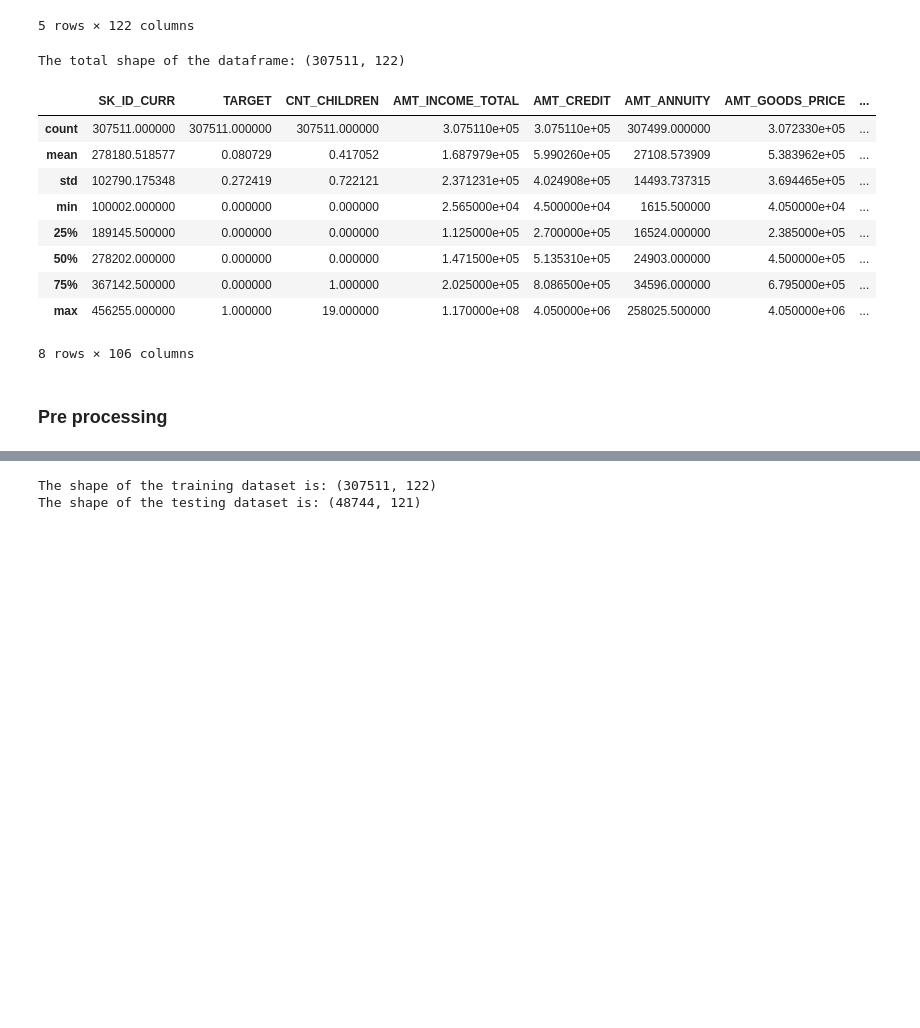
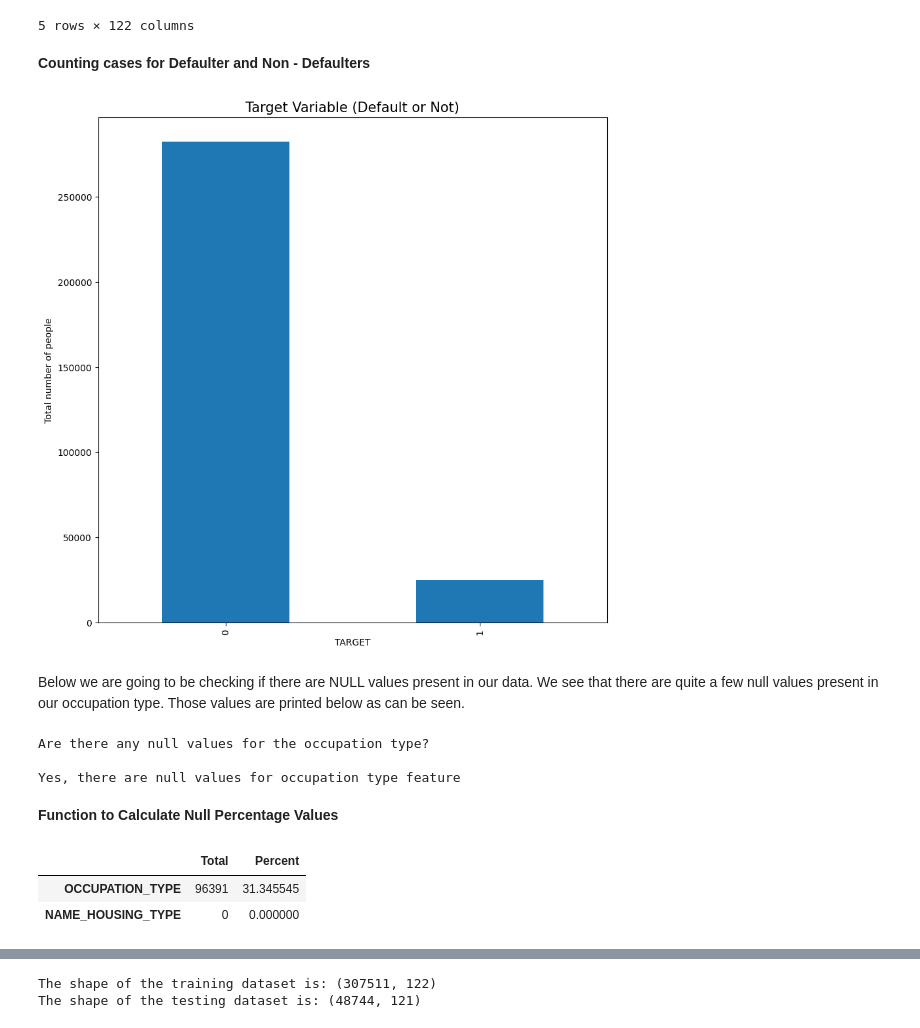
Before and after one commit to Decadent-tech/Home-Loan-Defaulters-, a Jupyter notebook: Hoam_Loan_default.ipynb, the cells around one changed output, grey strips where cells are left out. Drawn from its saved outputs; the diff is of its cells as text; code cells hidden in the pictures; blank space fills up the shorter version.

```diff
--- a/Hoam_Loan_default.ipynb
+++ b/Hoam_Loan_default.ipynb
@@ -20,22 +106,3 @@ df.head()
 | 3 | 100006 | 0 | Cash loans | F | N | Y | 0 | ... |
 | 4 | 100007 | 0 | Cash loans | M | N | Y | 0 | ... |
 5 rows × 122 columns
-# %%
-print("The total shape of the dataframe: {}".format(df.shape))
-# %% [output]
-The total shape of the dataframe: (307511, 122)
-# %%
-df.describe()
-# %% [output]
-|  | SK_ID_CURR | TARGET | CNT_CHILDREN | AMT_INCOME_TOTAL | AMT_CREDIT | AMT_ANNUITY | AMT_GOODS_PRICE | ... |
-| count | 307511.000000 | 307511.000000 | 307511.000000 | 3.075110e+05 | 3.075110e+05 | 307499.000000 | 3.072330e+05 | ... |
-| mean | 278180.518577 | 0.080729 | 0.417052 | 1.687979e+05 | 5.990260e+05 | 27108.573909 | 5.383962e+05 | ... |
-| std | 102790.175348 | 0.272419 | 0.722121 | 2.371231e+05 | 4.024908e+05 | 14493.737315 | 3.694465e+05 | ... |
-| min | 100002.000000 | 0.000000 | 0.000000 | 2.565000e+04 | 4.500000e+04 | 1615.500000 | 4.050000e+04 | ... |
-| 25% | 189145.500000 | 0.000000 | 0.000000 | 1.125000e+05 | 2.700000e+05 | 16524.000000 | 2.385000e+05 | ... |
-| 50% | 278202.000000 | 0.000000 | 0.000000 | 1.471500e+05 | 5.135310e+05 | 24903.000000 | 4.500000e+05 | ... |
-| 75% | 367142.500000 | 0.000000 | 1.000000 | 2.025000e+05 | 8.086500e+05 | 34596.000000 | 6.795000e+05 | ... |
-| max | 456255.000000 | 1.000000 | 19.000000 | 1.170000e+08 | 4.050000e+06 | 258025.500000 | 4.050000e+06 | ... |
-8 rows × 106 columns
-# %% [markdown]
-### Pre processing
@@ -44,0 +109,25 @@ df_test = pd.read_csv('application_test.csv')
+# %% [markdown]
+**Counting cases for Defaulter and Non - Defaulters**
+# %%
+plt.figure(figsize = (10, 10))
+plt.title("Target Variable (Default or Not)", fontsize = 15)
+plt.xlabel("Default or not")
+plt.ylabel("Total number of people")
+df_train['TARGET'].value_counts().plot(kind = 'bar')
+plt.show()
+# %% [output]
+[figure, added]
+# %% [markdown]
+Below we are going to be checking if there are NULL values present in our data. We see that there are quite a few null values present in our occupation type. Those values are printed below as can be seen.
+# %%
+print("Are there any null values for the occupation type?\n")
+if any(df_train['OCCUPATION_TYPE'].isnull()):
+    print("Yes, there are null values for occupation type feature")
+else:
+    print("No, there are no null values for occupation type feature")
+# %% [output]
+Are there any null values for the occupation type?
+
+Yes, there are null values for occupation type feature
+# %% [markdown]
+**Function to Calculate Null Percentage Values**
@@ -44,0 +139,6 @@ df_test = pd.read_csv('application_test.csv')
+# %%
+null_percent_values(df_train[['NAME_HOUSING_TYPE', 'OCCUPATION_TYPE']])
+# %% [output]
+|  | Total | Percent |
+| OCCUPATION_TYPE | 96391 | 31.345545 |
+| NAME_HOUSING_TYPE | 0 | 0.000000 |
```
Also changed, not shown: parts of 206 cells of this notebook.
